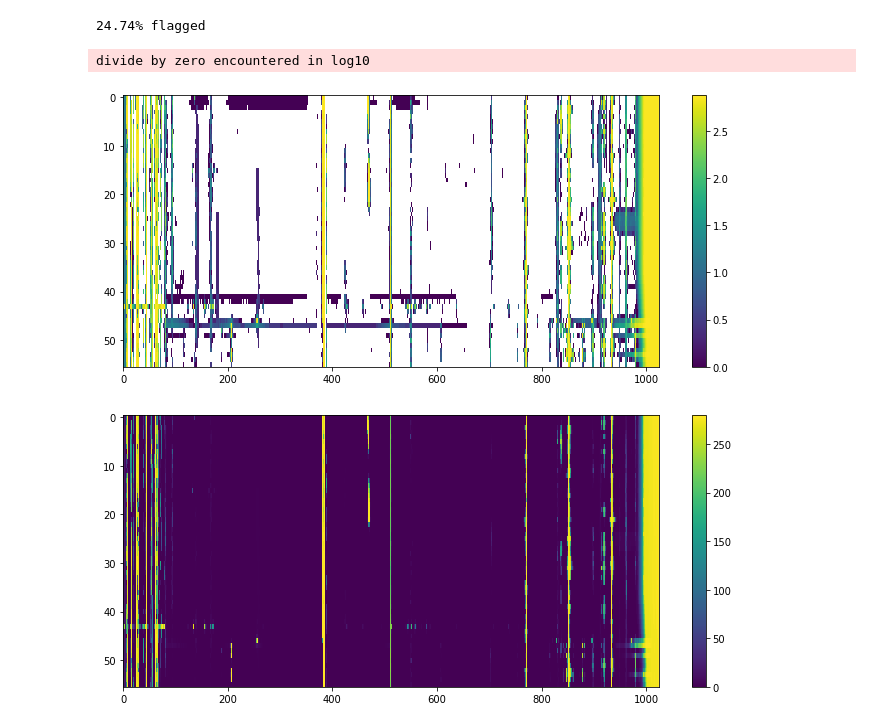
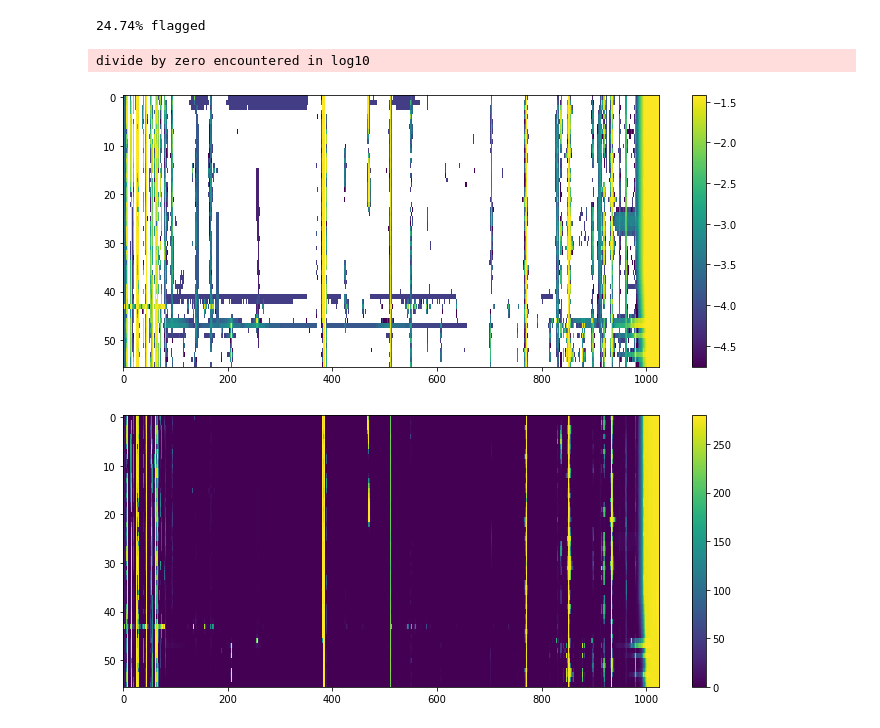
Before and after one commit to UPennEoR/plimpy, a Jupyter notebook: ModernizeHERA19/ConvertHERA19Files.ipynb, the cells around one changed output. Saved outputs shown, nothing was run; the diff lists cells and outputs as text; code cells hidden in the pictures.

```diff
--- a/ModernizeHERA19/ConvertHERA19Files.ipynb
+++ b/ModernizeHERA19/ConvertHERA19Files.ipynb
@@ -87,3 +91,10 @@ test = np.zeros(10, dtype='bool')
 # %%
 bad_ants = [22, 43, 80, 81]
+# %%
+nwaterfall = uvdraw.Ntimes * uvdraw.Nfreqs
+waterfall_flags = np.zeros([uvdraw.Ntimes, uvdraw.Nfreqs], dtype='bool')
+waterfall_hits = np.zeros([uvdraw.Ntimes, uvdraw.Nfreqs])
+waterfall_flags_no_bad_ants = np.zeros([uvdraw.Ntimes, uvdraw.Nfreqs], dtype='bool')
+waterfall_hits_no_bad_ants = np.zeros([uvdraw.Ntimes, uvdraw.Nfreqs])
+flag_dict = {}
 # %%
@@ -134,12 +142,12 @@ print('{:.2f}% flagged'.format(waterfall_flags.sum()/nwaterfall*100.))
 24.74% flagged
 # %%
 plt.figure(figsize=(12,5))
-plt.imshow(np.log10(waterfall_hits), aspect='auto')
+plt.imshow(np.log10(waterfall_hits/nwaterfall), aspect='auto')
 plt.colorbar()
 plt.show()
 # %% [output]
 divide by zero encountered in log10
-[figure, old version]
+[figure, new version]
 # %%
 plt.figure(figsize=(12,5))
 plt.imshow(waterfall_hits-waterfall_hits_no_bad_ants, aspect='auto')
```
Also changed, not shown: parts of 24 cells of this notebook.
